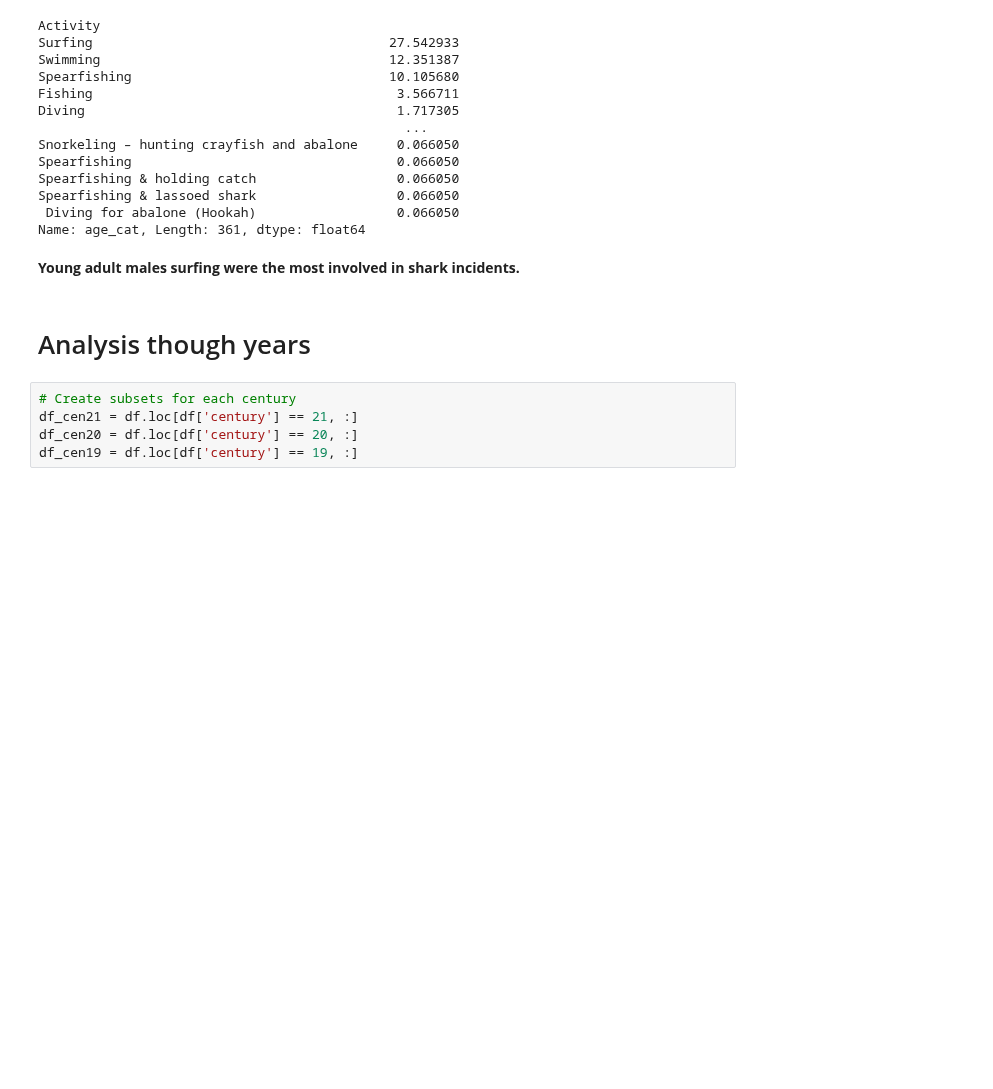
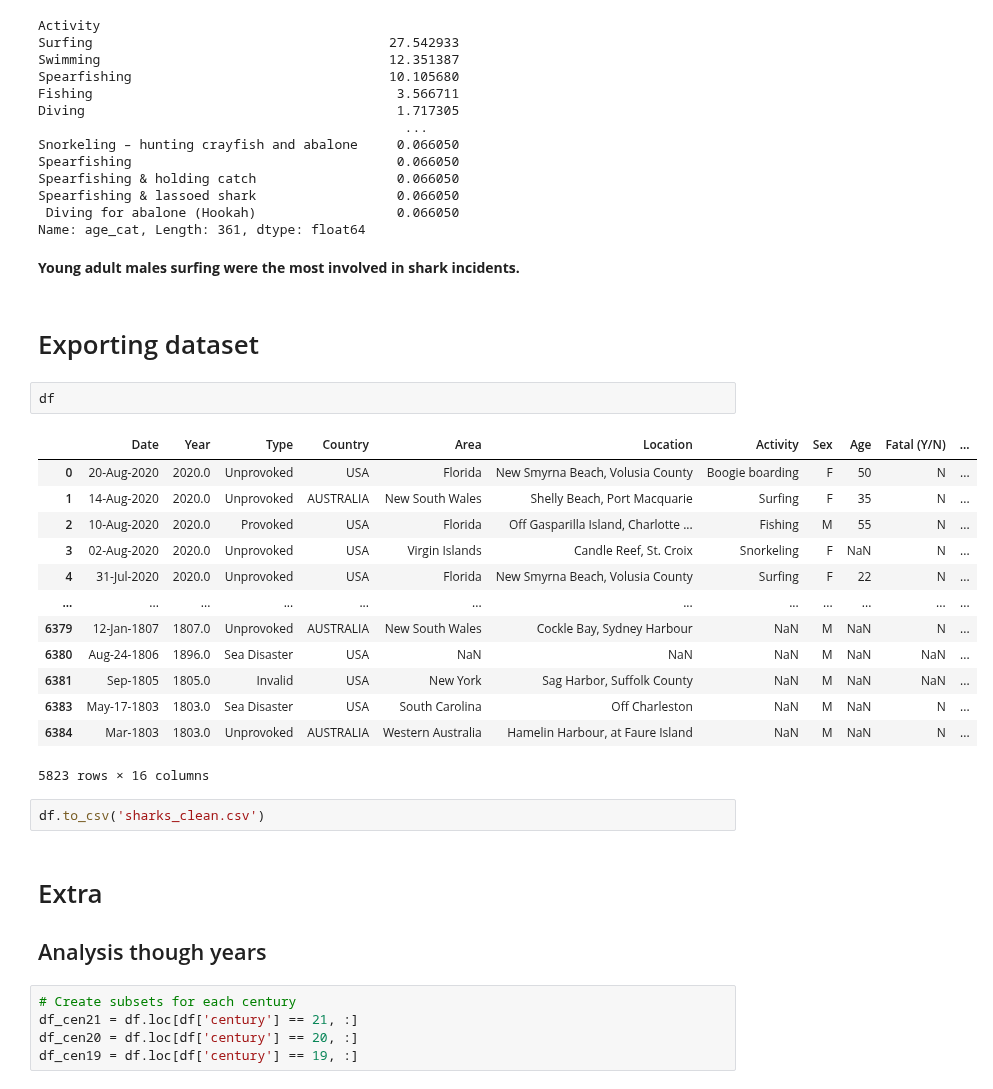
Before and after one commit to gabrielanakasato/ironhack-daft, a Jupyter notebook: proj/w03-project02/shark.ipynb, the cells around one changed output. Drawn from its saved outputs; the diff is of its cells as text; blank space fills up the shorter version.

Commit message:
[daft-w03-d02][proj] Proj. 02 - Shark Attack: Rough analysis p.4

```diff
--- a/proj/w03-project02/shark.ipynb
+++ b/proj/w03-project02/shark.ipynb
@@ -593,8 +595,29 @@ Spearfishing & lassoed shark                  0.066050
 Name: age_cat, Length: 361, dtype: float64
 # %% [markdown]
 **Young adult males surfing were the most involved in shark incidents.**
+# %% [markdown]
+# Exporting dataset
+# %%
+df
+# %% [output]
+|  | Date | Year | Type | Country | Area | Location | Activity | Sex | Age | Fatal (Y/N) | ... |
+| 0 | 20-Aug-2020 | 2020.0 | Unprovoked | USA | Florida | New Smyrna Beach, Volusia County | Boogie boarding | F | 50 | N | ... |
+| 1 | 14-Aug-2020 | 2020.0 | Unprovoked | AUSTRALIA | New South Wales | Shelly Beach, Port Macquarie | Surfing | F | 35 | N | ... |
+| 2 | 10-Aug-2020 | 2020.0 | Provoked | USA | Florida | Off Gasparilla Island, Charlotte ... | Fishing | M | 55 | N | ... |
+| 3 | 02-Aug-2020 | 2020.0 | Unprovoked | USA | Virgin Islands | Candle Reef, St. Croix | Snorkeling | F | NaN | N | ... |
+| 4 | 31-Jul-2020 | 2020.0 | Unprovoked | USA | Florida | New Smyrna Beach, Volusia County | Surfing | F | 22 | N | ... |
+| ... | ... | ... | ... | ... | ... | ... | ... | ... | ... | ... | ... |
+| 6379 | 12-Jan-1807 | 1807.0 | Unprovoked | AUSTRALIA | New South Wales | Cockle Bay, Sydney Harbour | NaN | M | NaN | N | ... |
+| 6380 | Aug-24-1806 | 1896.0 | Sea Disaster | USA | NaN | NaN | NaN | M | NaN | NaN | ... |
+| 6381 | Sep-1805 | 1805.0 | Invalid | USA | New York | Sag Harbor, Suffolk County | NaN | M | NaN | NaN | ... |
+| 6383 | May-17-1803 | 1803.0 | Sea Disaster | USA | South Carolina | Off Charleston | NaN | M | NaN | N | ... |
+| 6384 | Mar-1803 | 1803.0 | Unprovoked | AUSTRALIA | Western Australia | Hamelin Harbour, at Faure Island | NaN | M | NaN | N | ... |
+5823 rows × 16 columns
+# %%
+df.to_csv('sharks_clean.csv')
 # %% [markdown]
-# Analysis though years
+# Extra
+## Analysis though years
 # %%
 # Create subsets for each century
 df_cen21 = df.loc[df['century'] == 21, :]
```
Also changed, not shown: parts of 20 cells of this notebook, 1 other file.
